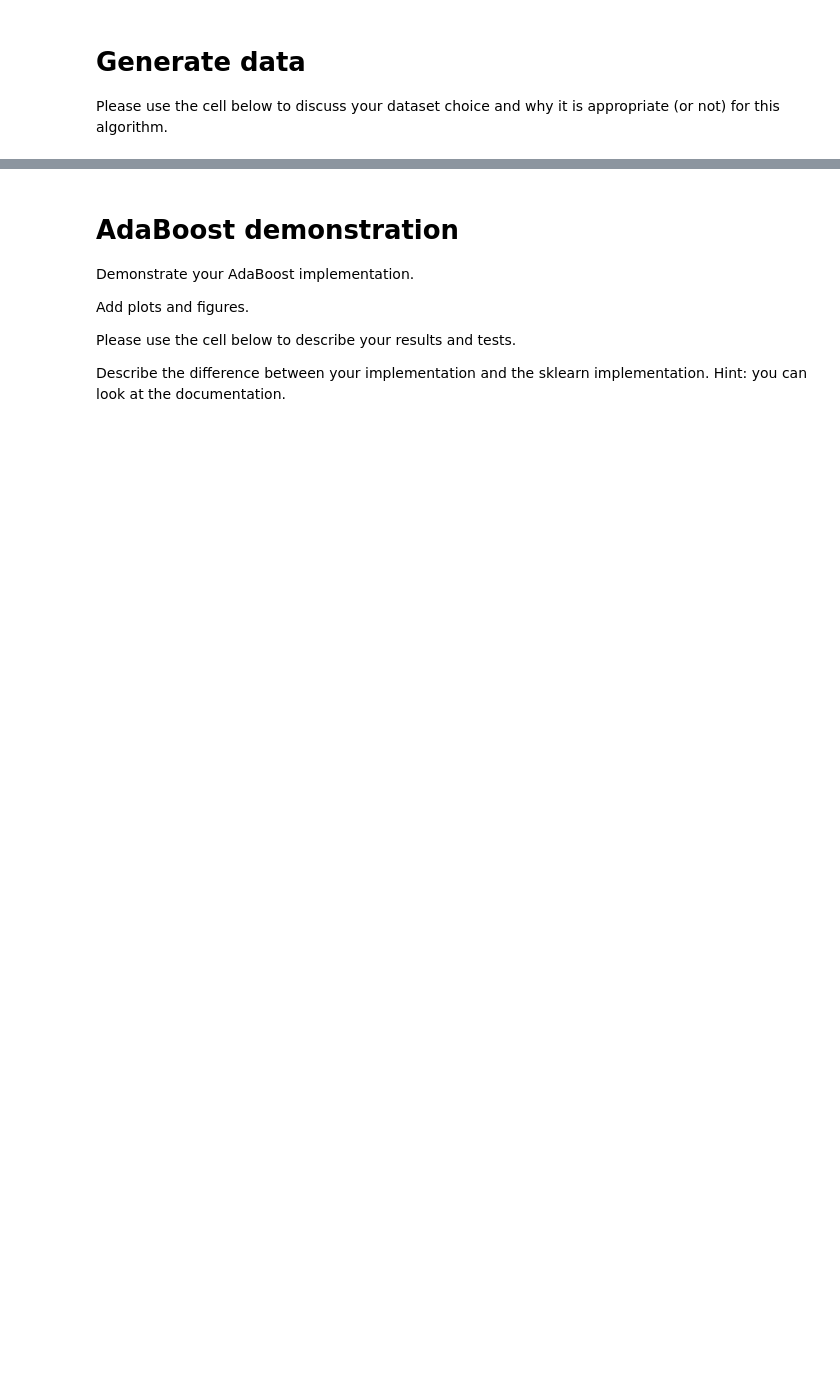
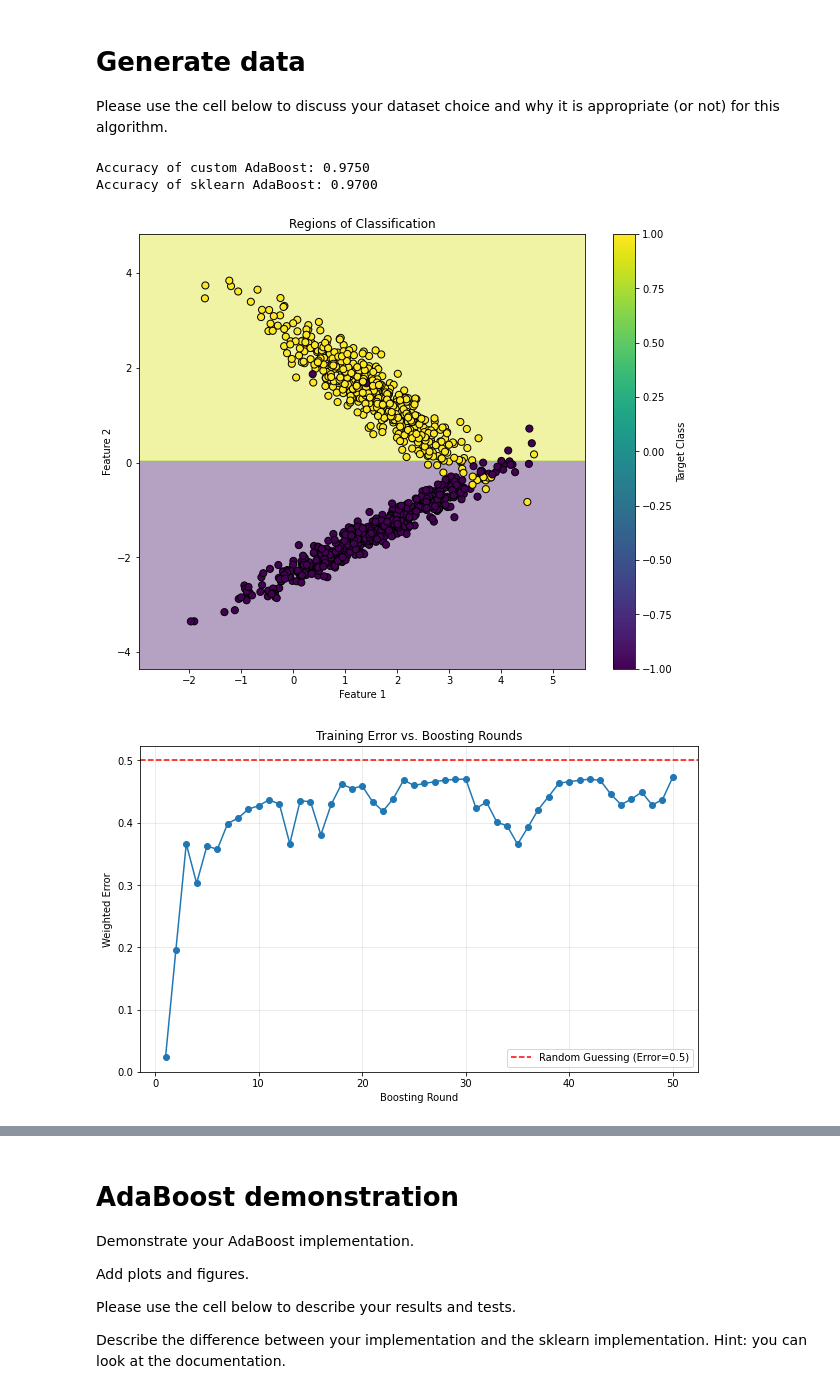
Before and after one commit to OdedHellman/MLDS-Advance-ML, a Jupyter notebook: assignment2/3945_2025B_HW2_Boosting.ipynb, the cells around one changed output, grey strips where cells are left out. Saved outputs shown, nothing was run; the diff lists cells and outputs as text; code cells hidden in the pictures; blank space fills up the shorter version.

```diff
--- a/assignment2/3945_2025B_HW2_Boosting.ipynb
+++ b/assignment2/3945_2025B_HW2_Boosting.ipynb
@@ -127,0 +172,80 @@ Please use the cell below to discuss your dataset choice and why it is appropria
+# %%
+# Generate test dataset
+np.random.seed(42)
+N = 1000
+
+# Create a dataset with clear separation but some overlap
+X, y = make_classification(
+    n_samples=N,
+    n_features=2,
+    n_informative=2,
+    n_redundant=0,
+    n_clusters_per_class=1,
+    class_sep=1.5,
+    random_state=42
+)
+
+# Convert labels to {-1, 1} for our custom implementation
+y = np.where(y == 0, -1, 1)
+
+# Split the data
+X_train, X_test, y_train, y_test = train_test_split(X, y, test_size=0.2, random_state=42)
+
+# Add score method to AdaBoostCustom if needed
+if not hasattr(AdaBoostCustom, 'score'):
+    def score(self, X, y):
+        y_pred = self.predict(X)
+        return accuracy_score(y, y_pred)
+
+    # Add the method to the class
+    AdaBoostCustom.score = score
+
+# Train our custom AdaBoost model
+T = 50  # Number of boosting rounds
+custom_model = AdaBoostCustom(T=T)
+custom_model.fit(X_train, y_train)
+
+# Evaluate the model
+custom_preds = custom_model.predict(X_test)
+custom_accuracy = accuracy_score(y_test, custom_preds)
+print(f"Accuracy of custom AdaBoost: {custom_accuracy:.4f}")
+
+# Train sklearn's AdaBoost for comparison
+sklearn_model = AdaBoostClassifier(n_estimators=T, random_state=42)
+sklearn_model.fit(X_train, np.where(y_train == -1, 0, 1))  # Convert to 0/1 for sklearn
+sklearn_preds = np.where(sklearn_model.predict(X_test) == 0, -1, 1)  # Convert back to -1/1
+sklearn_accuracy = accuracy_score(y_test, sklearn_preds)
+print(f"Accuracy of sklearn AdaBoost: {sklearn_accuracy:.4f}")
+
+# Plot the dataset with the regions of classification
+plt.figure(figsize=(10, 8))
+h = 0.02
+x_min, x_max = X[:, 0].min() - 1, X[:, 0].max() + 1
+y_min, y_max = X[:, 1].min() - 1, X[:, 1].max() + 1
+xx, yy = np.meshgrid(np.arange(x_min, x_max, h), np.arange(y_min, y_max, h))
+Z = custom_model.predict(np.c_[xx.ravel(), yy.ravel()])
+Z = Z.reshape(xx.shape)
+plt.contourf(xx, yy, Z, alpha=0.4, cmap='viridis')
+plt.scatter(X[:, 0], X[:, 1], c=y, cmap='viridis', edgecolors='k', s=50)
+plt.title("Regions of Classification")
+plt.xlabel("Feature 1")
+plt.ylabel("Feature 2")
+plt.colorbar(label='Target Class')
+plt.show()
+
+# Plot training error over boosting rounds
+plt.figure(figsize=(10, 6))
+plt.plot(range(1, len(custom_model.training_errors) + 1), custom_model.training_errors,
+         marker='o', linestyle='-')
+plt.axhline(y=0.5, color='r', linestyle='--', label='Random Guessing (Error=0.5)')
+plt.title('Training Error vs. Boosting Rounds')
+plt.xlabel('Boosting Round')
+plt.ylabel('Weighted Error')
+plt.legend()
+plt.grid(True, alpha=0.3)
+plt.show()
+# %% [output]
+Accuracy of custom AdaBoost: 0.9750
+Accuracy of sklearn AdaBoost: 0.9700
+[figure, added]
+[figure, added]
```
Also changed, not shown: parts of 14 cells of this notebook.
